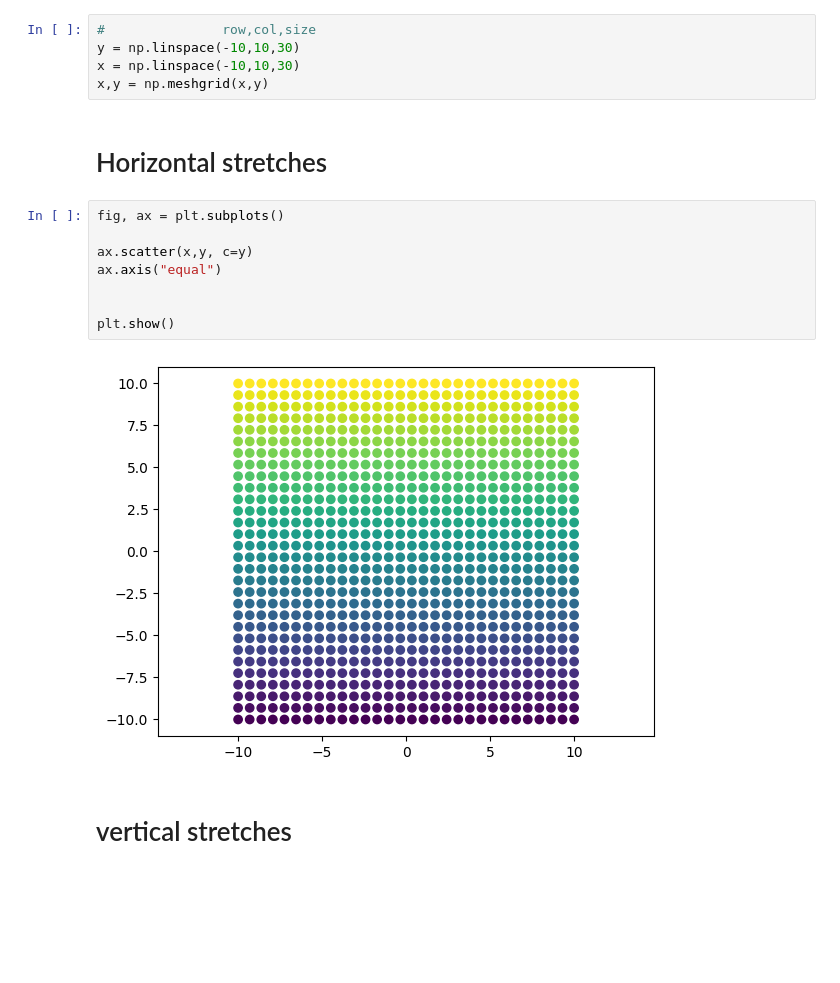
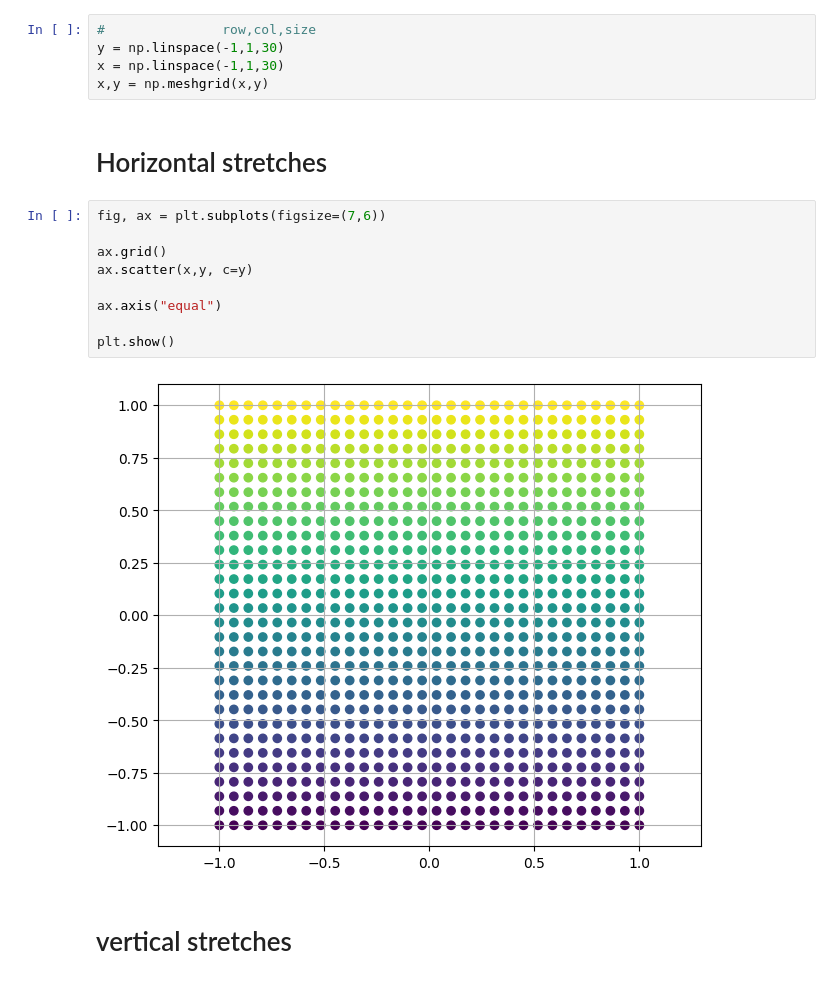
Before and after one commit to CoderAalok/Python_Libraries, a Jupyter notebook: Math for Machine Learning/linear_transformation_II.ipynb, the cells around one changed output. Drawn from its saved outputs; the diff is of its cells as text; blank space fills up the shorter version.

```diff
--- a/Math for Machine Learning/linear_transformation_II.ipynb
+++ b/Math for Machine Learning/linear_transformation_II.ipynb
@@ -3,21 +3,22 @@ import numpy as np
 import matplotlib.pyplot as plt
 # %%
 #               row,col,size
-y = np.linspace(-10,10,30)
-x = np.linspace(-10,10,30)
+y = np.linspace(-1,1,30)
+x = np.linspace(-1,1,30)
 x,y = np.meshgrid(x,y)
 # %% [markdown]
 # Horizontal stretches
 # %%
-fig, ax = plt.subplots()
+fig, ax = plt.subplots(figsize=(7,6))
 
+ax.grid()
 ax.scatter(x,y, c=y)
+
 ax.axis("equal")
 
-
 plt.show()
 # %% [output]
-[figure, old version]
+[figure, new version]
 # %% [markdown]
 # vertical stretches
 # %%
```
Also changed, not shown: parts of 12 cells of this notebook.
